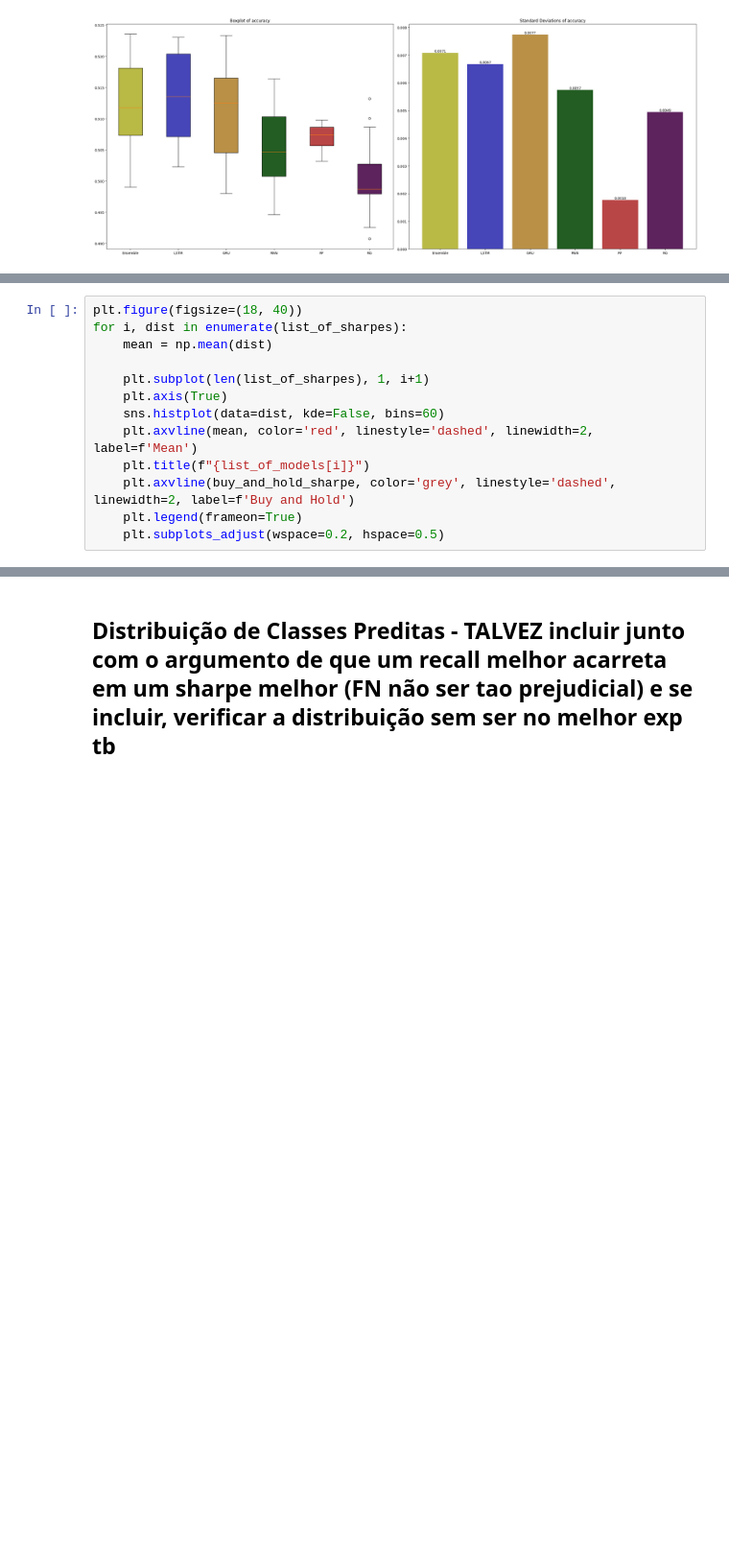
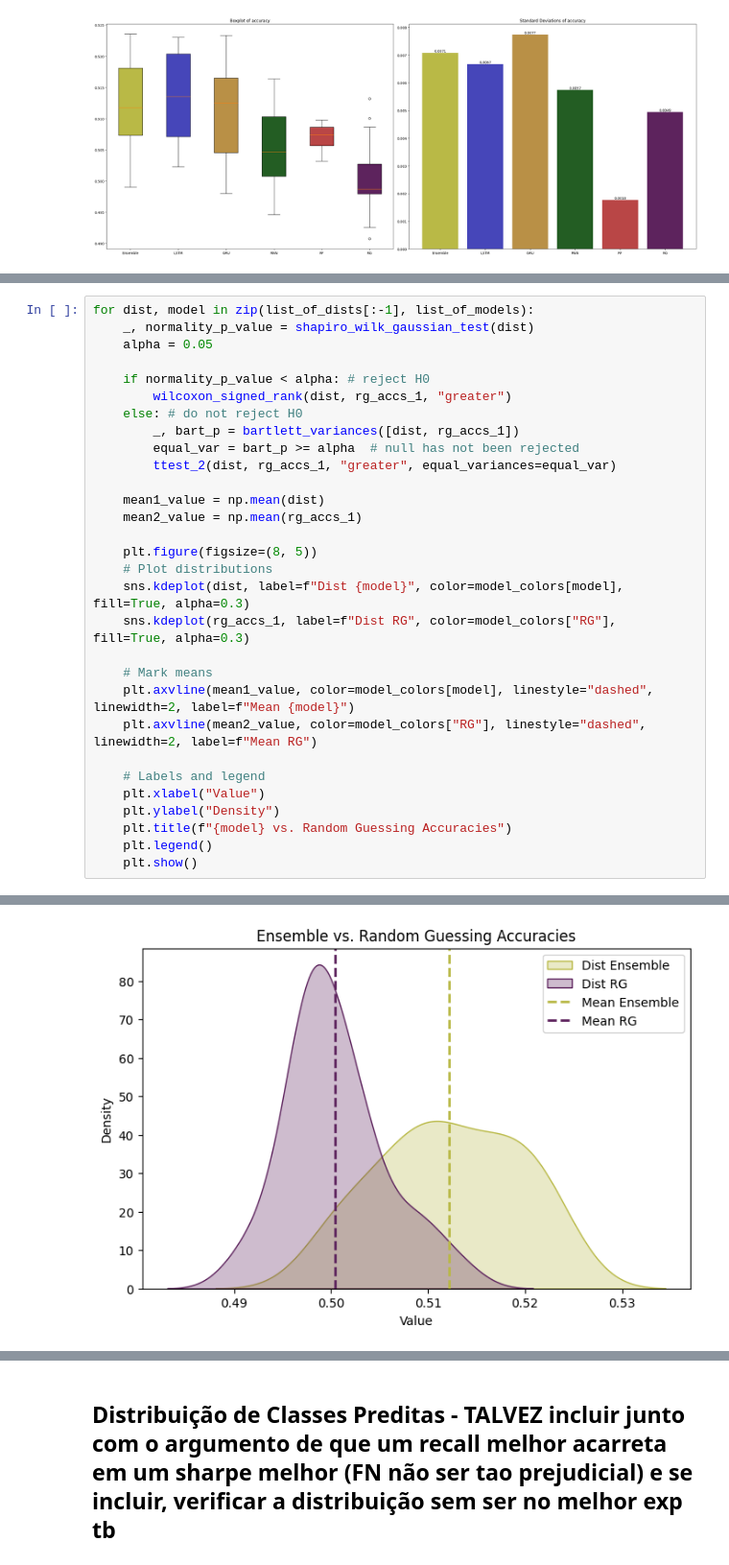
Before and after one commit to lhckb/tcc, a Jupyter notebook: 3_result_analysis.ipynb, the cells around one changed output, grey strips where cells are left out. Shown at 96% size. Saved outputs shown, nothing was run; the diff lists cells and outputs as text; blank space fills up the shorter version.

Commit message:
remove useless code, redo tests

```diff
--- a/3_result_analysis.ipynb
+++ b/3_result_analysis.ipynb
@@ -629,13 +592,0 @@ Reject H0: the evidence shows that the Sharpes' mean is less than B&H
-# %%
-plt.figure(figsize=(18, 40))
-for i, dist in enumerate(list_of_sharpes):
-    mean = np.mean(dist)
-
-    plt.subplot(len(list_of_sharpes), 1, i+1)
-    plt.axis(True)
-    sns.histplot(data=dist, kde=False, bins=60)
-    plt.axvline(mean, color='red', linestyle='dashed', linewidth=2, label=f'Mean')
-    plt.title(f"{list_of_models[i]}")
-    plt.axvline(buy_and_hold_sharpe, color='grey', linestyle='dashed', linewidth=2, label=f'Buy and Hold')
-    plt.legend(frameon=True)
-    plt.subplots_adjust(wspace=0.2, hspace=0.5)
@@ -793,0 +595,31 @@ TODO: trocar isso por um teste par a par entre aleatorio e os outros. Do jeito q
+# %%
+for dist, model in zip(list_of_dists[:-1], list_of_models):
+    _, normality_p_value = shapiro_wilk_gaussian_test(dist)
+    alpha = 0.05
+
+    if normality_p_value < alpha: # reject H0
+        wilcoxon_signed_rank(dist, rg_accs_1, "greater")
+    else: # do not reject H0
+        _, bart_p = bartlett_variances([dist, rg_accs_1])
+        equal_var = bart_p >= alpha  # null has not been rejected
+        ttest_2(dist, rg_accs_1, "greater", equal_variances=equal_var)
+
+    mean1_value = np.mean(dist)
+    mean2_value = np.mean(rg_accs_1)
+
+    plt.figure(figsize=(8, 5))
+    # Plot distributions
+    sns.kdeplot(dist, label=f"Dist {model}", color=model_colors[model], fill=True, alpha=0.3)
+    sns.kdeplot(rg_accs_1, label=f"Dist RG", color=model_colors["RG"], fill=True, alpha=0.3)
+
+    # Mark means
+    plt.axvline(mean1_value, color=model_colors[model], linestyle="dashed", linewidth=2, label=f"Mean {model}")
+    plt.axvline(mean2_value, color=model_colors["RG"], linestyle="dashed", linewidth=2, label=f"Mean RG")
+
+    # Labels and legend
+    plt.xlabel("Value")
+    plt.ylabel("Density")
+    plt.title(f"{model} vs. Random Guessing Accuracies")
+    plt.legend()
+    plt.show()
+# %% [output]
@@ -793,0 +634 @@ TODO: trocar isso por um teste par a par entre aleatorio e os outros. Do jeito q
+[figure, added]
```
Also changed, not shown: parts of 29 cells of this notebook, 1 other file.
